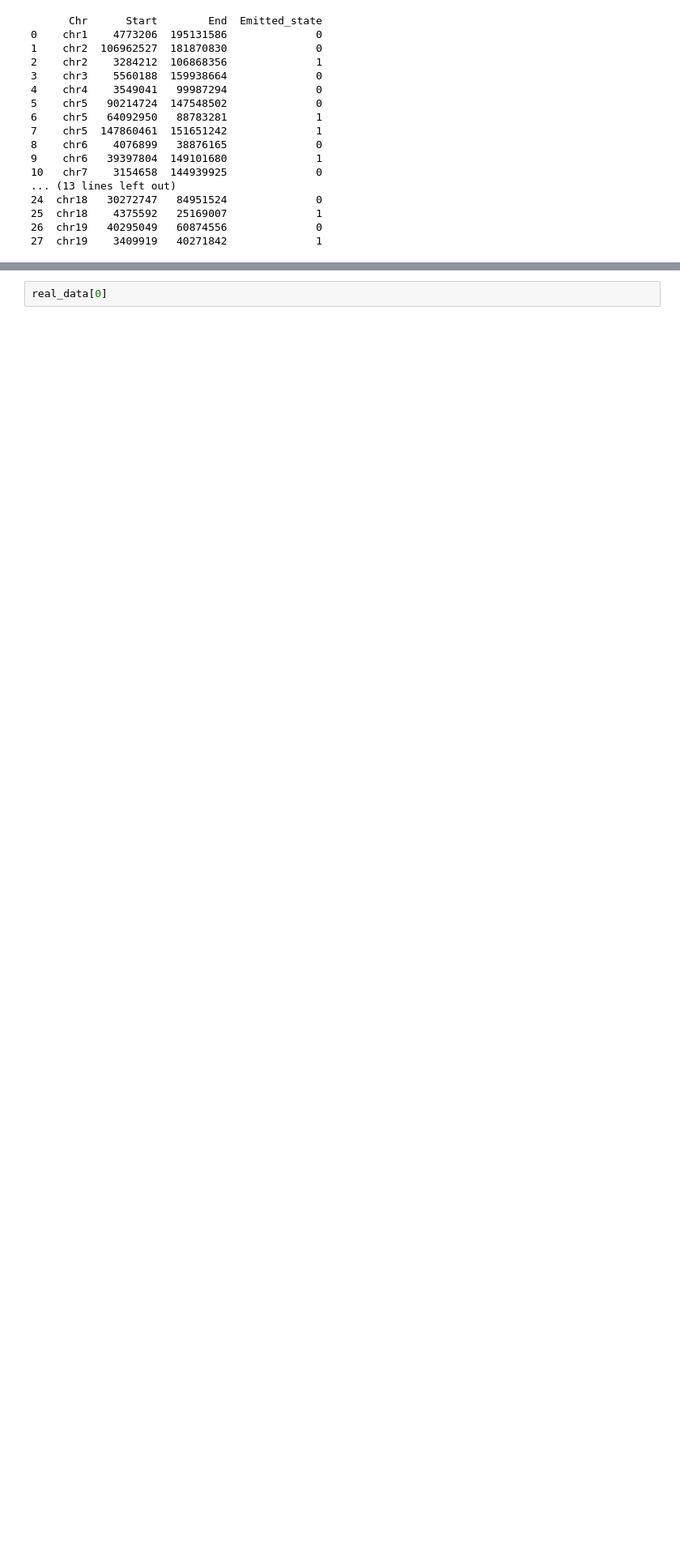
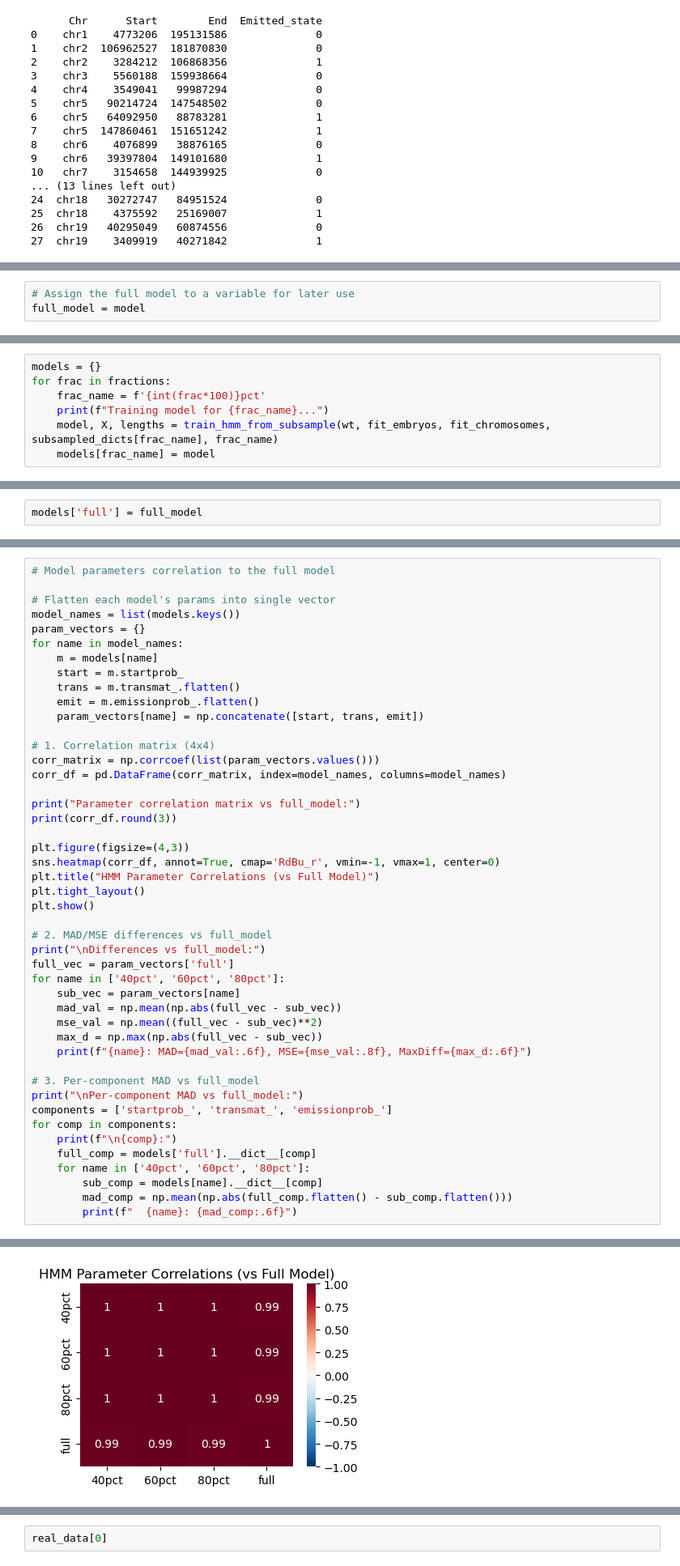
Before and after one commit to RosariaTornisiello/Genotype_HMM, a Jupyter notebook: vignette/model_evaluation.ipynb, the cells around one changed output, grey strips where cells are left out. Shown at 81% size. Cells and saved outputs as stored; diff of their text form; blank space fills up the shorter version.

```diff
--- a/vignette/model_evaluation.ipynb
+++ b/vignette/model_evaluation.ipynb
@@ -231,0 +236,3 @@ for chro in chromosomes:
+# %%
+# Assign the full model to a variable for later use
+full_model = model
@@ -231,0 +318,7 @@ for chro in chromosomes:
+# %%
+models = {}
+for frac in fractions:
+    frac_name = f'{int(frac*100)}pct'
+    print(f"Training model for {frac_name}...")
+    model, X, lengths = train_hmm_from_subsample(wt, fit_embryos, fit_chromosomes, subsampled_dicts[frac_name], frac_name)
+    models[frac_name] = model
@@ -231,0 +356,2 @@ for chro in chromosomes:
+# %%
+models['full'] = full_model
@@ -231,0 +362,47 @@ for chro in chromosomes:
+# %%
+# Model parameters correlation to the full model
+
+# Flatten each model's params into single vector
+model_names = list(models.keys())
+param_vectors = {}
+for name in model_names:
+    m = models[name]
+    start = m.startprob_
+    trans = m.transmat_.flatten()
+    emit = m.emissionprob_.flatten()
+    param_vectors[name] = np.concatenate([start, trans, emit])
+
+# 1. Correlation matrix (4x4)
+corr_matrix = np.corrcoef(list(param_vectors.values()))
+corr_df = pd.DataFrame(corr_matrix, index=model_names, columns=model_names)
+
+print("Parameter correlation matrix vs full_model:")
+print(corr_df.round(3))
+
+plt.figure(figsize=(4,3))
+sns.heatmap(corr_df, annot=True, cmap='RdBu_r', vmin=-1, vmax=1, center=0)
+plt.title("HMM Parameter Correlations (vs Full Model)")
+plt.tight_layout()
+plt.show()
+
+# 2. MAD/MSE differences vs full_model
+print("\nDifferences vs full_model:")
+full_vec = param_vectors['full']
+for name in ['40pct', '60pct', '80pct']:
+    sub_vec = param_vectors[name]
+    mad_val = np.mean(np.abs(full_vec - sub_vec))
+    mse_val = np.mean((full_vec - sub_vec)**2)
+    max_d = np.max(np.abs(full_vec - sub_vec))
+    print(f"{name}: MAD={mad_val:.6f}, MSE={mse_val:.8f}, MaxDiff={max_d:.6f}")
+
+# 3. Per-component MAD vs full_model
+print("\nPer-component MAD vs full_model:")
+components = ['startprob_', 'transmat_', 'emissionprob_']
+for comp in components:
+    print(f"\n{comp}:")
+    full_comp = models['full'].__dict__[comp]
+    for name in ['40pct', '60pct', '80pct']:
+        sub_comp = models[name].__dict__[comp]
+        mad_comp = np.mean(np.abs(full_comp.flatten() - sub_comp.flatten()))
+        print(f"  {name}: {mad_comp:.6f}")
+# %% [output]
@@ -231,0 +415 @@ for chro in chromosomes:
+[figure, added]
```
Also changed, not shown: parts of 11 cells of this notebook.
